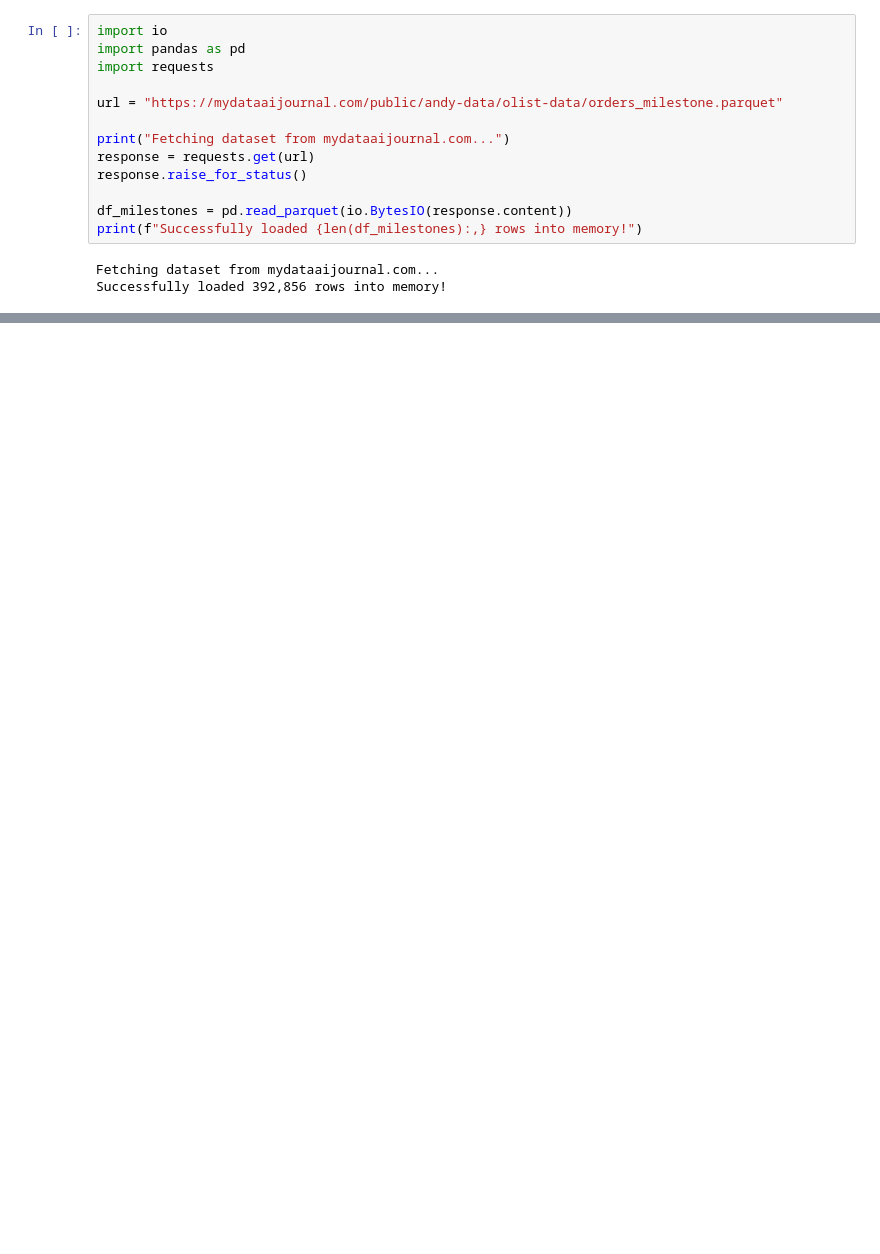
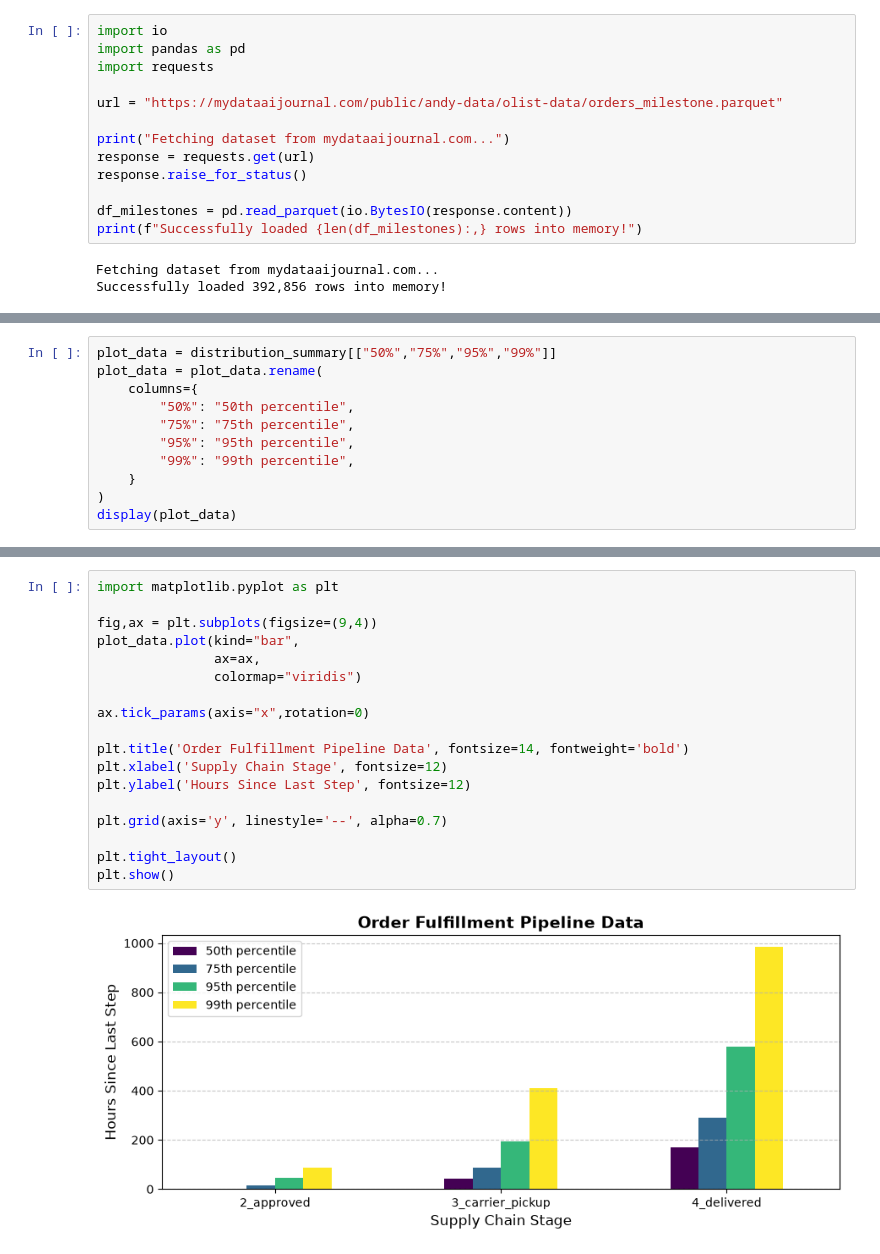
Before and after one commit to powernusa/olist-dbt-portfolio, a Jupyter notebook: consume_data/milestone_events.ipynb, the cells around one changed output, grey strips where cells are left out. Saved outputs shown, nothing was run; the diff lists cells and outputs as text; blank space fills up the shorter version.

Commit message:
feat(consume_data): plot milestone events table

```diff
--- a/consume_data/milestone_events.ipynb
+++ b/consume_data/milestone_events.ipynb
@@ -119,3 +70,14 @@ distribution_summary
 | ![Delivered](https://img.shields.io/badge/-4__delivered-critical?style=flat-square) | **170.27 hrs** *(~7.10 days)*| 288.65 hrs | 580.79 hrs *(~24.20 days)* | 983.59 hrs *(~40.98 days)* |
 
 </div>
+# %%
+plot_data = distribution_summary[["50%","75%","95%","99%"]]
+plot_data = plot_data.rename(
+    columns={
+        "50%": "50th percentile",
+        "75%": "75th percentile",
+        "95%": "95th percentile",
+        "99%": "99th percentile",
+    }
+)
+display(plot_data)
@@ -121,0 +90,20 @@ distribution_summary
+# %%
+import matplotlib.pyplot as plt
+
+fig,ax = plt.subplots(figsize=(9,4))
+plot_data.plot(kind="bar",
+               ax=ax,
+               colormap="viridis")
+
+ax.tick_params(axis="x",rotation=0)
+
+plt.title('Order Fulfillment Pipeline Data', fontsize=14, fontweight='bold')
+plt.xlabel('Supply Chain Stage', fontsize=12)
+plt.ylabel('Hours Since Last Step', fontsize=12)
+
+plt.grid(axis='y', linestyle='--', alpha=0.7)
+
+plt.tight_layout()
+plt.show()
+# %% [output]
+[figure, added]
```
Also changed, not shown: parts of 8 cells of this notebook.
